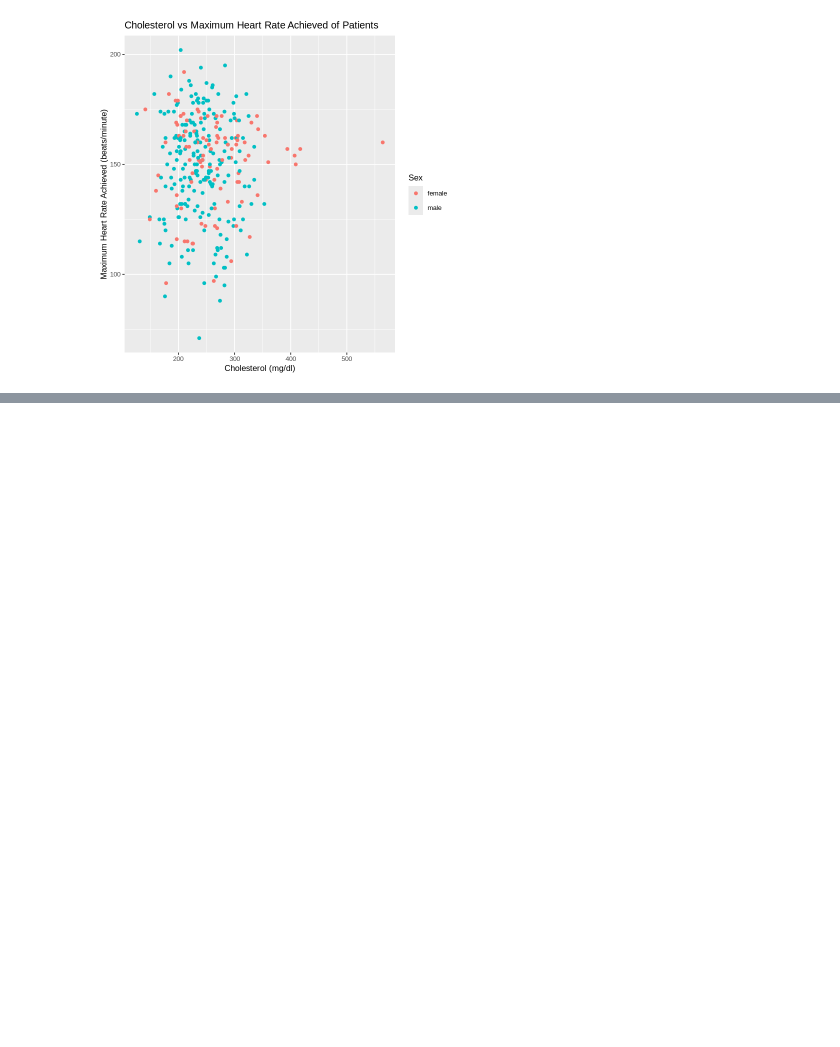
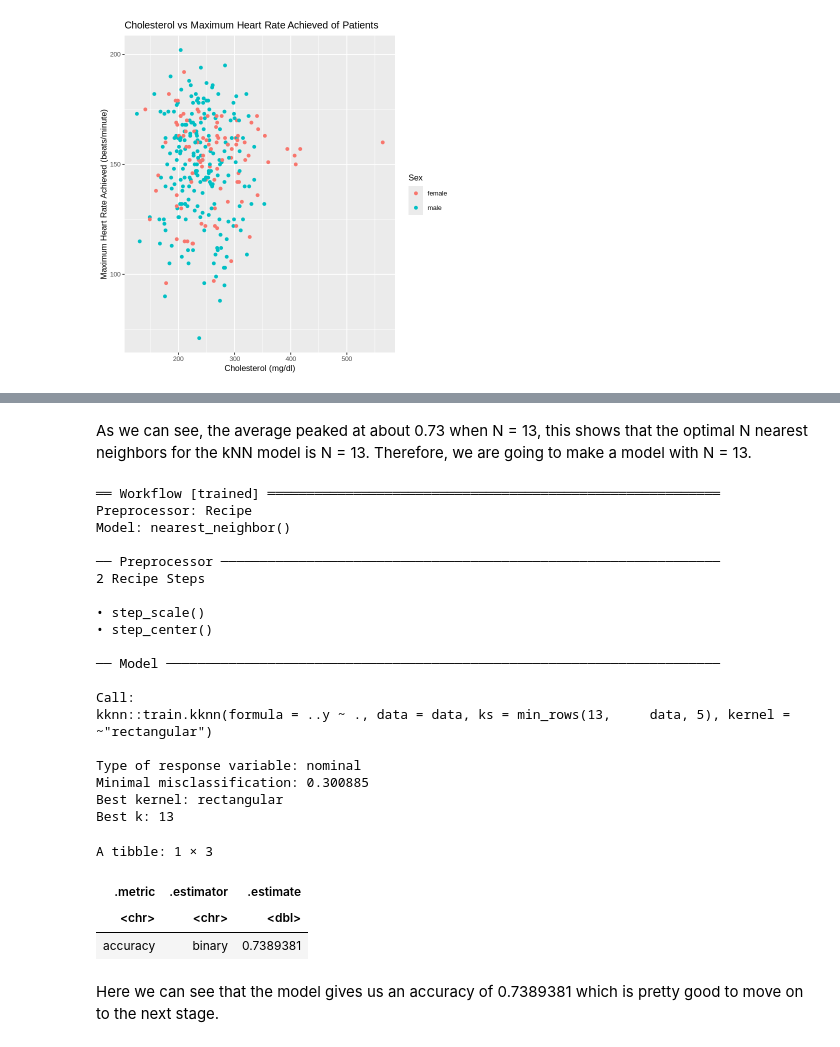
Before and after one commit to victoriachoi7/group-4-dsci, a Jupyter notebook: Group 4 Final Project.ipynb, the cells around one changed output, grey strips where cells are left out. Saved outputs shown, nothing was run; the diff lists cells and outputs as text; code cells hidden in the pictures; blank space fills up the shorter version.

```diff
--- a/Group 4 Final Project.ipynb
+++ b/Group 4 Final Project.ipynb
@@ -177,0 +222,46 @@ cleveland_viz_1
+# %% [markdown]
+As we can see, the average peaked at about 0.73 when N = 13, this shows that the optimal N nearest neighbors for the kNN model is N = 13. Therefore, we are going to make a model with N = 13.
+# %%
+knn_spec <- nearest_neighbor(weight_func = "rectangular", neighbors = 13) |>
+      set_engine("kknn") |>
+      set_mode("classification")
+
+cleveland_fit <- workflow() |>
+       add_recipe(knn_recipe) |>
+       add_model(knn_spec) |>
+       fit(data = cleveland_train)
+cleveland_fit
+
+predictions <- predict(cleveland_fit, cleveland_train) |>
+  bind_cols(cleveland_train)
+
+metrics <- predictions |>
+  metrics(truth = sex, estimate = .pred_class) |>
+  filter(.metric == "accuracy")
+metrics
+# %% [output]
+══ Workflow [trained] ══════════════════════════════════════════════════════════
+Preprocessor: Recipe
+Model: nearest_neighbor()
+
+── Preprocessor ────────────────────────────────────────────────────────────────
+2 Recipe Steps
+
+• step_scale()
+• step_center()
+
+── Model ───────────────────────────────────────────────────────────────────────
+
+Call:
+kknn::train.kknn(formula = ..y ~ ., data = data, ks = min_rows(13,     data, 5), kernel = ~"rectangular")
+
+Type of response variable: nominal
+Minimal misclassification: 0.300885
+Best kernel: rectangular
+Best k: 13
+A tibble: 1 × 3
+| .metric | .estimator | .estimate |
+| <chr> | <chr> | <dbl> |
+| accuracy | binary | 0.7389381 |
+# %% [markdown]
+Here we can see that the model gives us an accuracy of 0.7389381 which is pretty good to move on to the next stage.
```
Also changed, not shown: parts of 7 cells of this notebook.
